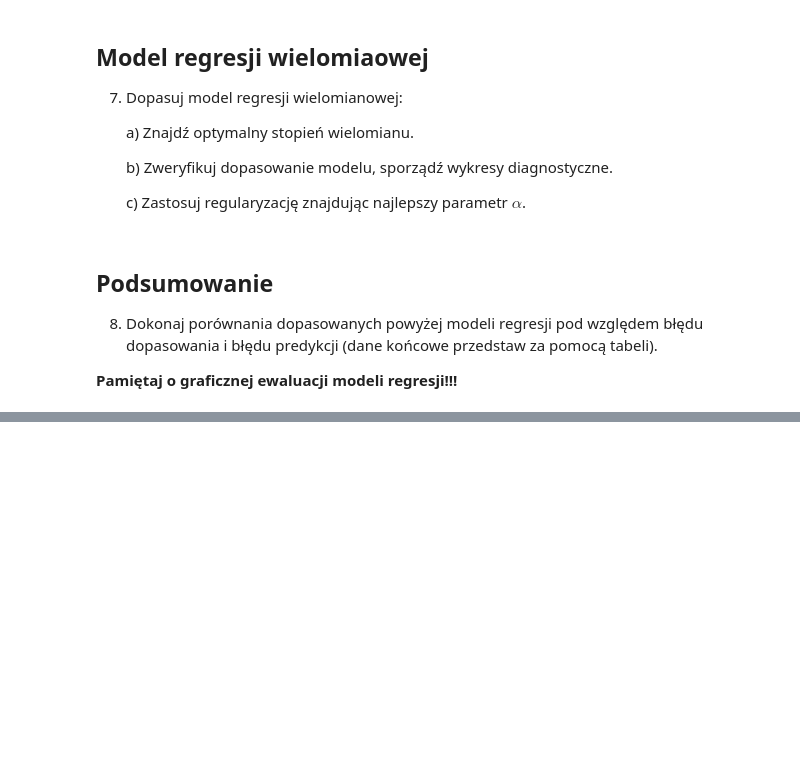
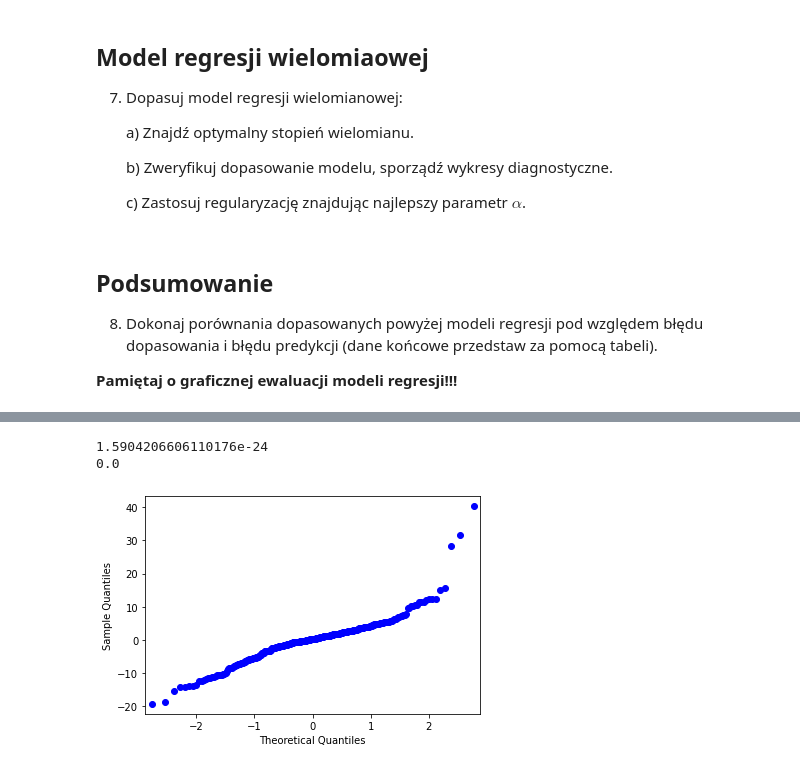
Before and after one commit to mdabrowski-phd/ds250223_regul, a Jupyter notebook: 03_regresja_liniowa_case_study/Case study - Boston House Dataset.ipynb, the cells around one changed output, grey strips where cells are left out. Saved outputs shown, nothing was run; the diff lists cells and outputs as text; code cells hidden in the pictures; blank space fills up the shorter version.

```diff
--- a/03_regresja_liniowa_case_study/Case study - Boston House Dataset.ipynb
+++ b/03_regresja_liniowa_case_study/Case study - Boston House Dataset.ipynb
@@ -118,0 +212,7 @@ boston_full['PRICE'] = boston['target']
+# %%
+#statmodels
+x_with_const = sm.add_constant(x_train, prepend=True, has_constant='skip')
+x_test_with_const =  sm.add_constant(x_test, prepend=True, has_constant='skip')
+
+model = sm.OLS(endog=y_train, exog=x_with_const)
+fitted_model = model.fit()
@@ -118,0 +246,10 @@ boston_full['PRICE'] = boston['target']
+# %%
+#d
+print(stats.normaltest(fitted_model.resid).pvalue)
+print(stats.jarque_bera(fitted_model.resid)[1])
+sm.qqplot(fitted_model.resid)
+plt.show()
+# %% [output]
+1.5904206606110176e-24
+0.0
+[figure, added]
```
Also changed, not shown: parts of 14 cells of this notebook.
